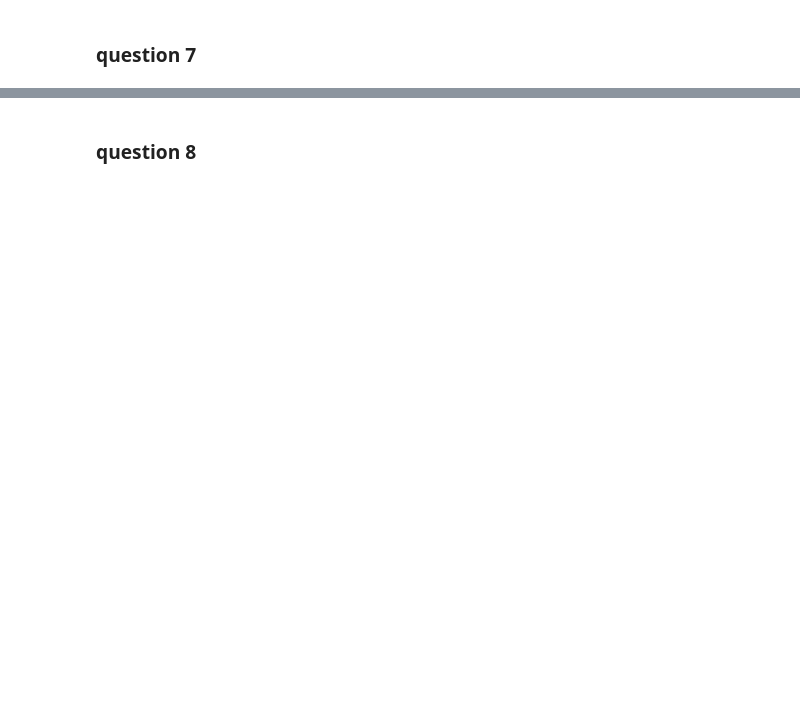
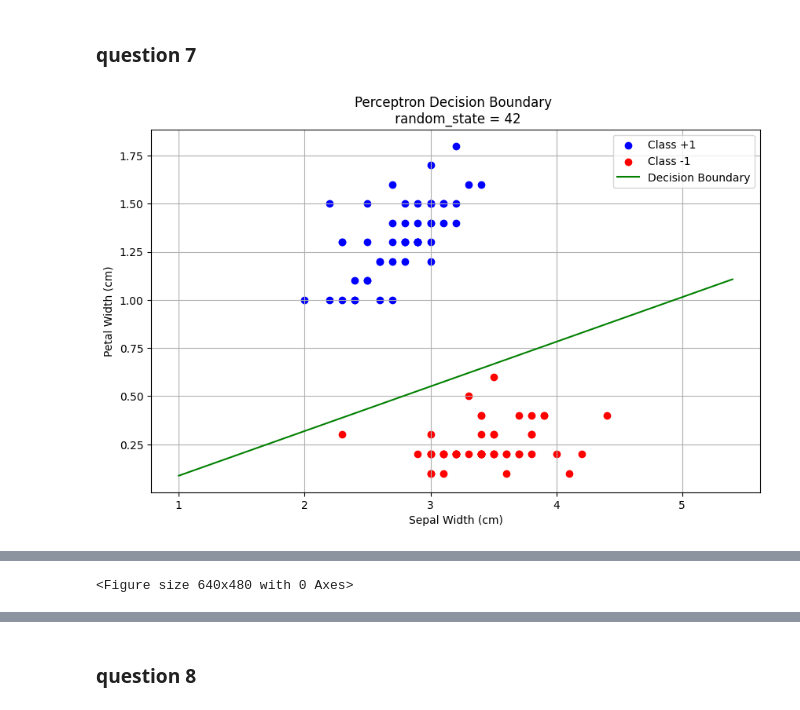
Before and after one commit to 0tv0renakniga/ds_masters, a Jupyter notebook: dsc_255/module_6/hw6.ipynb, the cells around one changed output, grey strips where cells are left out. Cells and saved outputs as stored; diff of their text form; code cells hidden in the pictures; blank space fills up the shorter version.

```diff
--- a/dsc_255/module_6/hw6.ipynb
+++ b/dsc_255/module_6/hw6.ipynb
@@ -2,0 +14,16 @@
+# %%
+## import iris dataset
+iris = datasets.load_iris()
+x = iris.data
+y = iris.target
+# %%
+## select data for q7
+x_q7 = x[:,[1,3]][np.where(y!=2)]
+y_q7 = y[np.where(y!=2)]
+
+## set 0 labels equal to -1
+y_q7[y_q7 == 0] = -1
+
+## select data for q8
+x_q8 = x[:,[0,2]]
+y_q8 = y[np.where(y!=0)]
@@ -2,0 +80,55 @@
+# %%
+## plot results
+def plot_decision_boundary(X, y, w, b):
+    """
+    Plot the data points and the decision boundary.
+
+    Parameters:
+    X (numpy.ndarray): Array of data points (n_samples, 2)
+    y (numpy.ndarray): Array of labels
+    w (numpy.ndarray): Weight vector
+    b (float): Bias term
+    """
+    # Create a figure
+    plt.figure(figsize=(10, 6))
+
+    # Plot the data points
+    plt.scatter(X[y == 1, 0], X[y == 1, 1], color='blue', label='Class +1')
+    plt.scatter(X[y == -1, 0], X[y == -1, 1], color='red', label='Class -1')
+
+    # Plot the decision boundary
+    # The decision boundary is where w·x + b = 0
+    # For 2D data, we can express this as x2 = (-w1*x1 - b) / w2
+
+    # Get the min and max of x1
+    x1_min, x1_max = X[:, 0].min() - 1, X[:, 0].max() + 1
+
+    # Calculate corresponding x2 values for the decision boundary
+    x2_boundary = lambda x1: (-w[0] * x1 - b) / w[1]
+
+    # Create points for the line
+    x1_points = np.array([x1_min, x1_max])
+    x2_points = np.array([x2_boundary(x1_min), x2_boundary(x1_max)])
+
+    # Plot the decision boundary
+    plt.plot(x1_points, x2_points, 'g-', label='Decision Boundary')
+
+    # Add labels and legend
+    plt.xlabel('Sepal Width (cm)')
+    plt.ylabel('Petal Width (cm)')
+    plt.title('Perceptron Decision Boundary \n random_state = 42')
+    plt.legend()
+    plt.grid(True)
+    plt.show()
+    # Save the figure
+    plt.savefig('hw6_q7_c.png')
+
+w, b, updates = fit_binary_perceptron(x_q7, y_q7, track_updates=True, set_seed=True)
+
+plot_decision_boundary(x_q7, y_q7, w, b)
+update_list = []
+for i in range(20):
+    w, b, updates = fit_binary_perceptron(x_q7, y_q7, track_updates=True, set_seed=False)
+    update_list.append(updates)
+# %% [output]
+[figure, added]
@@ -2,0 +155 @@
+<Figure size 640x480 with 0 Axes>
```
Also changed, not shown: parts of 10 cells of this notebook.
